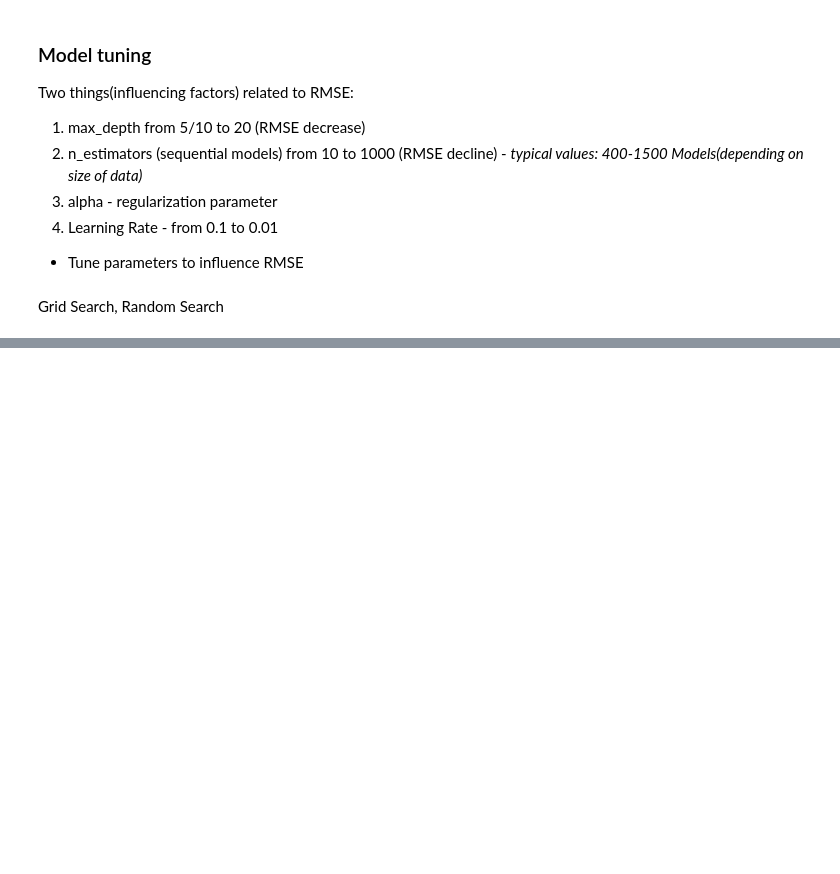
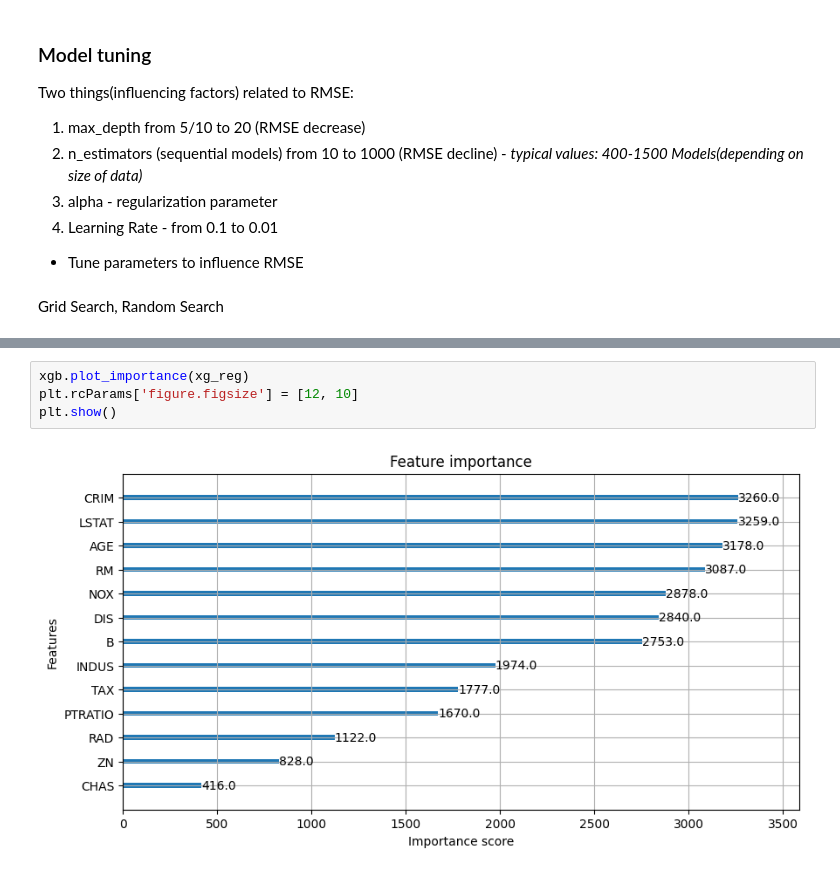
Before and after one commit to AkankshaB123/Optimisation, a Jupyter notebook: GradientBoosting_v1(Session4).ipynb, the cells around one changed output, grey strips where cells are left out. Cells and saved outputs as stored; diff of their text form; blank space fills up the shorter version.

```diff
--- a/GradientBoosting_v1(Session4).ipynb
+++ b/GradientBoosting_v1(Session4).ipynb
@@ -226,0 +243,6 @@ xg_reg = xgb.train(params=params, dtrain=data_dmatrix, num_boost_round=50)
+# %%
+xgb.plot_importance(xg_reg)
+plt.rcParams['figure.figsize'] = [12, 10]
+plt.show()
+# %% [output]
+[figure, added]
```
Also changed, not shown: parts of 20 cells of this notebook.
